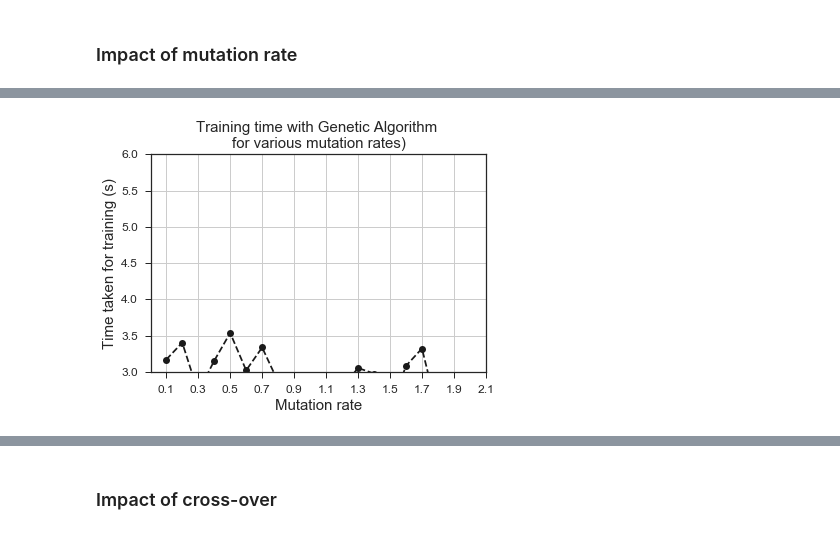
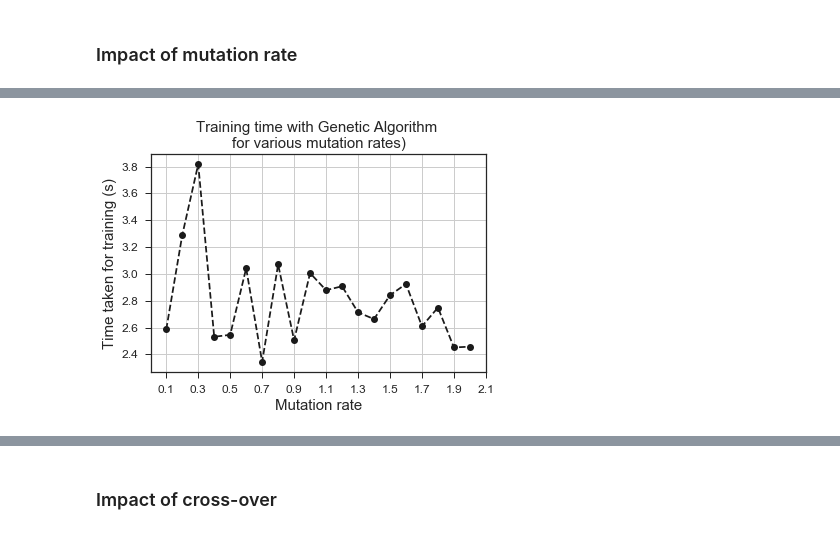
Before and after one commit to shuruiz/tfopt, a Jupyter notebook: Neural network training with randomized search algorithms.ipynb, the cells around one changed output, grey strips where cells are left out. Saved outputs shown, nothing was run; the diff lists cells and outputs as text; code cells hidden in the pictures.

```diff
--- a/Neural network training with randomized search algorithms.ipynb
+++ b/Neural network training with randomized search algorithms.ipynb
@@ -923,16 +926,16 @@ plt.show()
 # %%
 plt.figure(figsize=(6,4))
 plt.title("Training time with Genetic Algorithm \nfor various mutation rates)",fontsize=15)
 plt.plot(mutations,mutation_time,'bo',ls='--',c='k')
 plt.grid(True)
 plt.xticks([i*0.1 for i in range(1,22,2)],fontsize=12)
 plt.yticks(fontsize=12)
 plt.xlabel("Mutation rate",fontsize=15)
 plt.ylabel("Time taken for training (s)",fontsize=15)
-plt.ylim(3,6)
+# plt.ylim(3,6)
 plt.show()
 # %% [output]
-[figure, old version]
+[figure, new version]
 # %%
 mutation_accuracy=[]
 mutation_f1=[]
```
Also changed, not shown: parts of 38 cells of this notebook, 27 other files.
